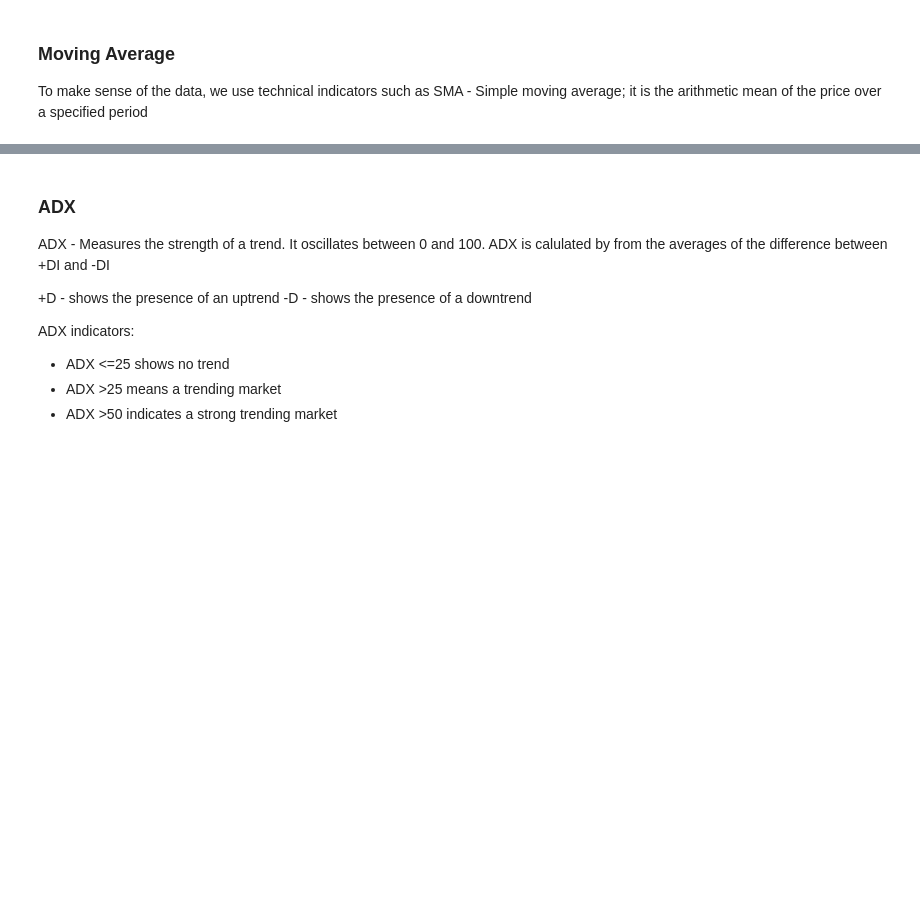
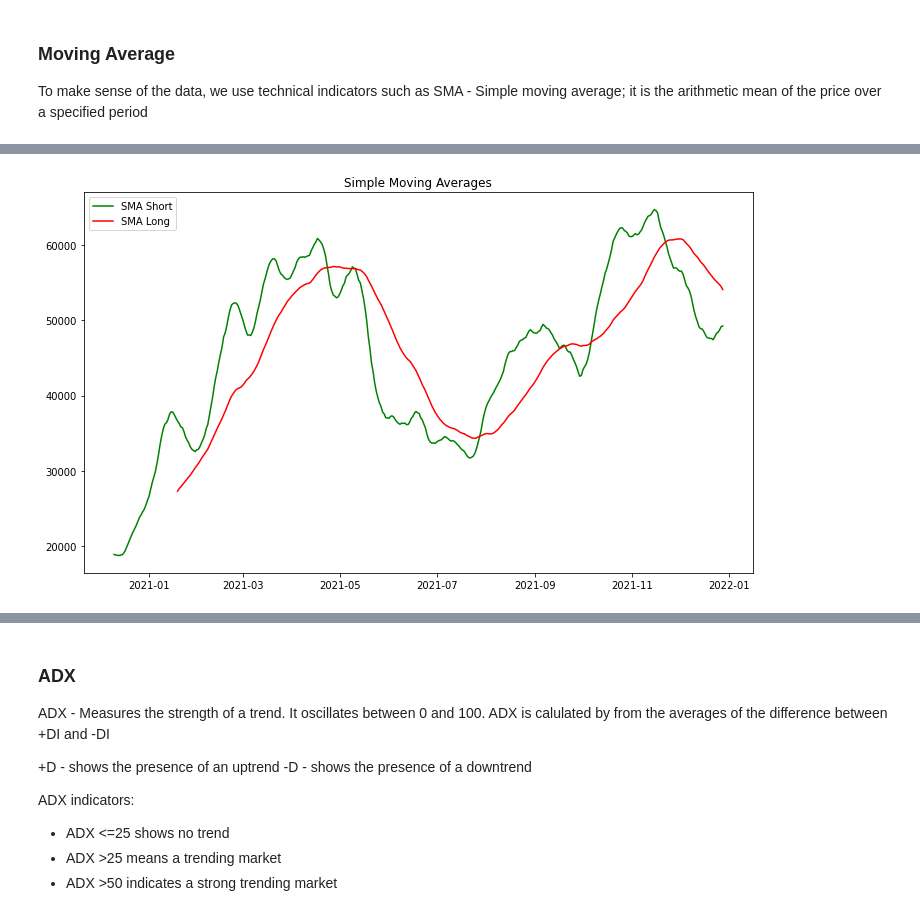
Before and after one commit to K-O-N/Cryptocurrencies-Analysis, a Jupyter notebook: Cryptocurrency_data.ipynb, the cells around one changed output, grey strips where cells are left out. Saved outputs shown, nothing was run; the diff lists cells and outputs as text; code cells hidden in the pictures; blank space fills up the shorter version.

```diff
--- a/Cryptocurrency_data.ipynb
+++ b/Cryptocurrency_data.ipynb
@@ -314,0 +324,11 @@ plt.show()
+# %%
+plt.figure(figsize=(12,7))
+plt.plot(btc['SMA_Short'], color='green', label='SMA Short')
+# Plot the Adjclose price
+plt.plot(btc['SMA_Long'], color='red', label='SMA Long')
+
+plt.title('Simple Moving Averages')
+plt.legend()
+plt.show()
+# %% [output]
+[figure, added]
```
Also changed, not shown: parts of 21 cells of this notebook.
